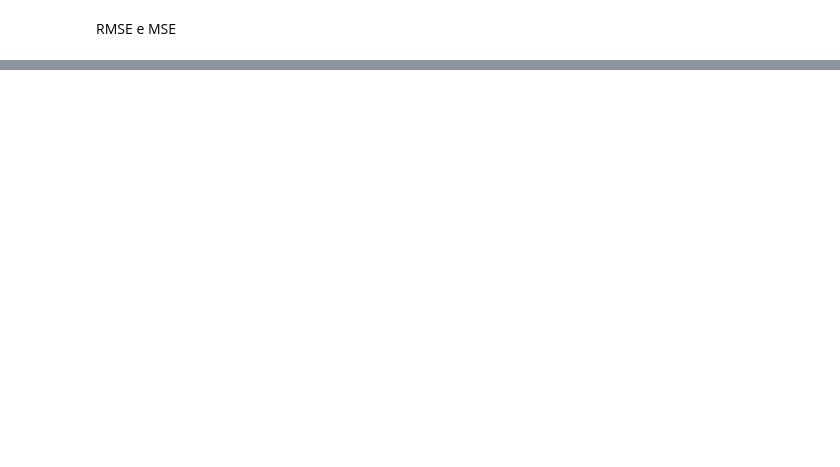
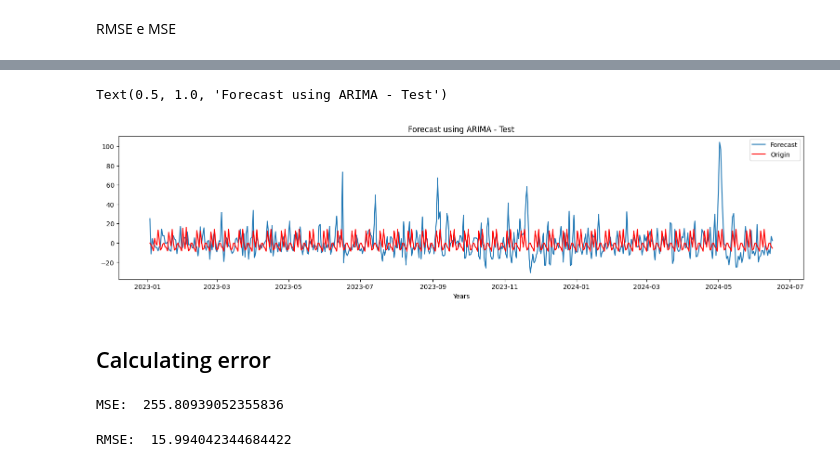
Before and after one commit to ThierrryScotto/cais_maua, a Jupyter notebook: cais_maua_time_series.ipynb, the cells around one changed output, grey strips where cells are left out. Drawn from its saved outputs; the diff is of its cells as text; code cells hidden in the pictures; blank space fills up the shorter version.

```diff
--- a/cais_maua_time_series.ipynb
+++ b/cais_maua_time_series.ipynb
@@ -571,0 +511,12 @@ ValueError: Length of endogenous variable must be larger the the number of lags
+# %%
+plt.figure(figsize=(19, 4))
+plt.plot(df_test.index, test_inversed)
+plt.plot(df_test.index, forecast_inversed, 'red')
+plt.legend(["Forecast", "Origin"])
+plt.xlabel("Years")
+plt.title("Forecast using ARIMA - Test")
+# %% [output]
+Text(0.5, 1.0, 'Forecast using ARIMA - Test')
+[figure, added]
+# %% [markdown]
+## Calculating error
@@ -571,0 +529,8 @@ ValueError: Length of endogenous variable must be larger the the number of lags
+# %%
+print("MSE: ", mean_squared_error(test_inversed, forecast_inversed))
+# %% [output]
+MSE:  255.80939052355836
+# %%
+print("RMSE: ", root_mean_squared_error(test_inversed, forecast_inversed))
+# %% [output]
+RMSE:  15.994042344684422
```
Also changed, not shown: parts of 22 cells of this notebook.
